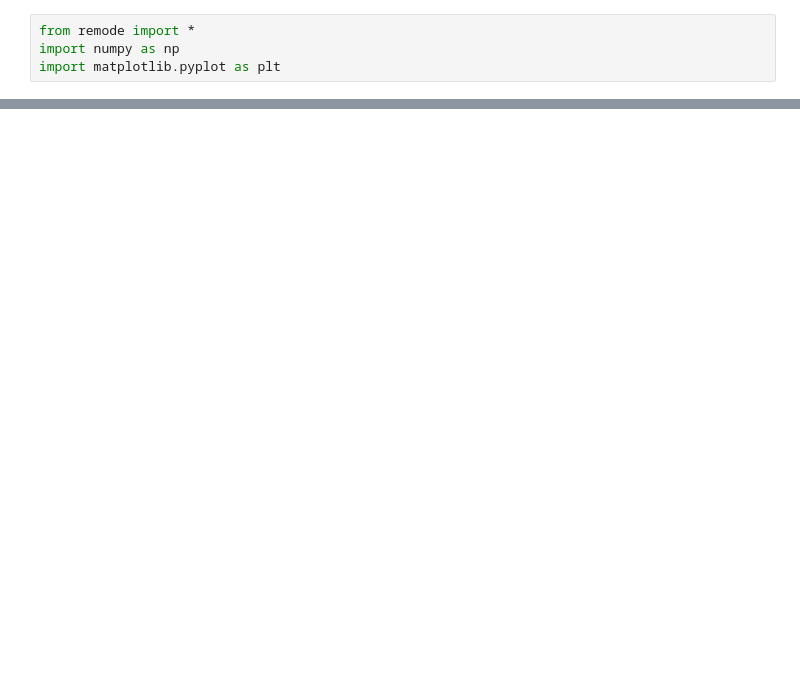
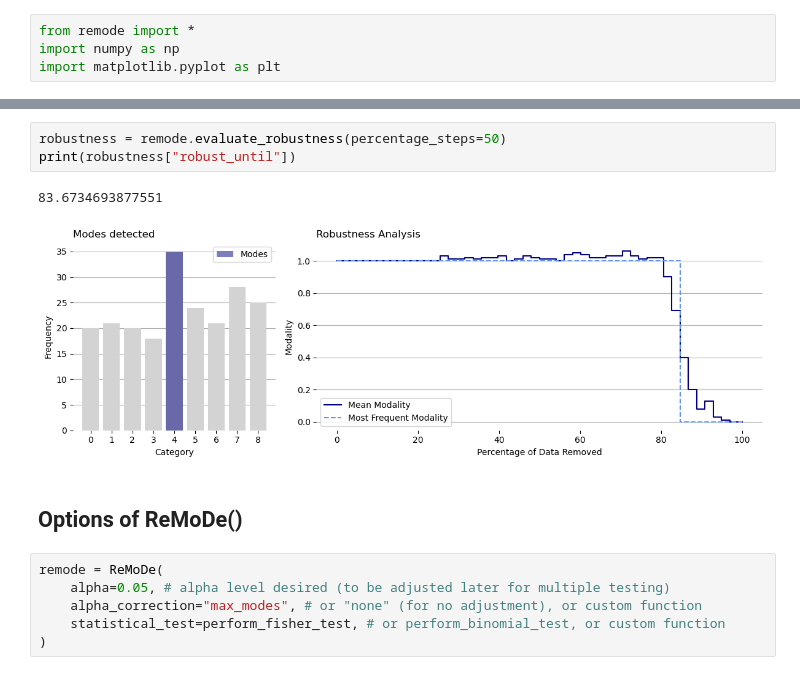
Before and after one commit to sodascience/remode, a Jupyter notebook: tutorial.ipynb, the cells around one changed output, grey strips where cells are left out. Saved outputs shown, nothing was run; the diff lists cells and outputs as text; blank space fills up the shorter version.

```diff
--- a/tutorial.ipynb
+++ b/tutorial.ipynb
@@ -285,0 +22,14 @@ def test_evaluate_robustness():
+# %%
+robustness = remode.evaluate_robustness(percentage_steps=50)
+print(robustness["robust_until"])
+# %% [output]
+83.6734693877551
+[figure, added]
+# %% [markdown]
+## Options of  ReMoDe()
+# %%
+remode = ReMoDe(
+    alpha=0.05, # alpha level desired (to be adjusted later for multiple testing)
+    alpha_correction="max_modes", # or "none" (for no adjustment), or custom function
+    statistical_test=perform_fisher_test, # or perform_binomial_test, or custom function
+)
```
Also changed, not shown: parts of 21 cells of this notebook.
